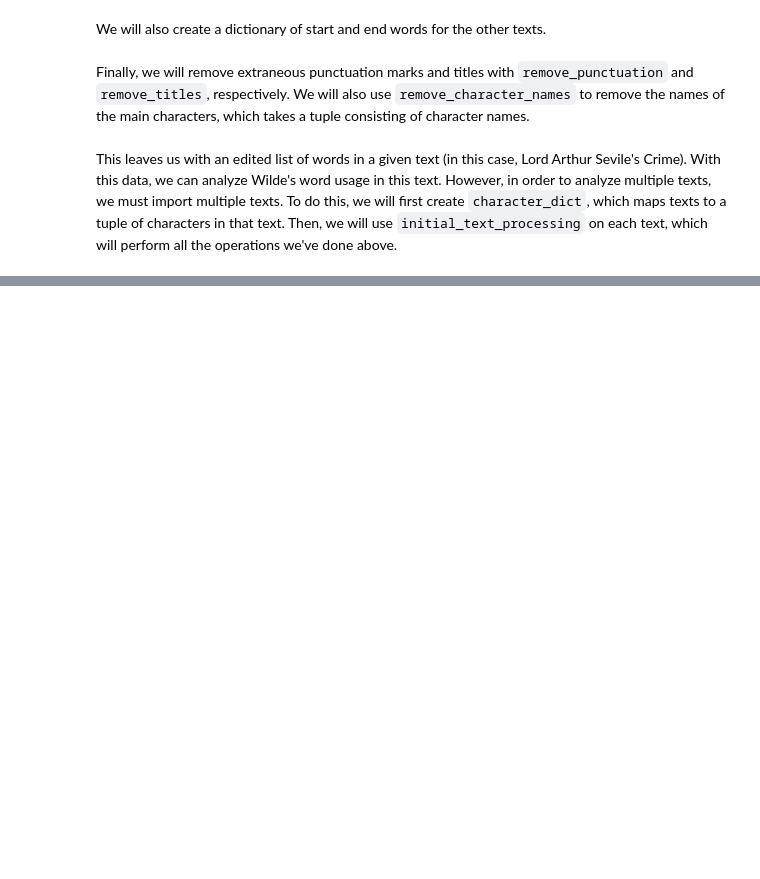
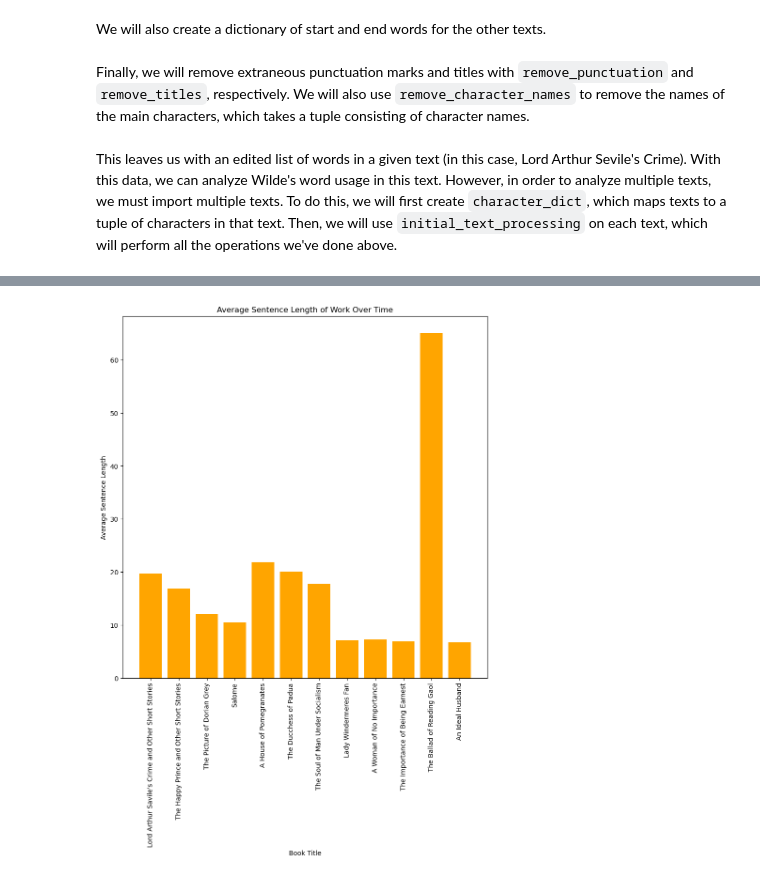
Before and after one commit to jes-bro/oscar_wilde_literary_devices, a Jupyter notebook: oscar_wilde_literary_devices.ipynb, the cells around one changed output, grey strips where cells are left out. Cells and saved outputs as stored; diff of their text form; code cells hidden in the pictures; blank space fills up the shorter version.

Commit message:
Committing changes to computational essay as well as changes to plotting, tfidf, and utils files.

```diff
--- a/oscar_wilde_literary_devices.ipynb
+++ b/oscar_wilde_literary_devices.ipynb
@@ -47,18 +35,18 @@ And the goal of this project here
 ## Intial Text Processing
 We gathered all of our data from Project Gutenberg by scraping. First, we made a list of the urls and title as strings of the Oscar Wilde works we wished to analyze (`ow_corpus_list`).
 # %%
-ow_corpus_list = ["https://www.gutenberg.org/files/773/773-0.txt", "Lord Arthur Savile's Crime And Other Short Stories",
-"https://www.gutenberg.org/cache/epub/902/pg902.txt", "The Happy Prince and Other Short Stories",
-"https://www.gutenberg.org/cache/epub/174/pg174.txt", "The Picture of Dorian Grey",
-"https://www.gutenberg.org/cache/epub/42704/pg42704.txt", "Salome",
-"https://www.gutenberg.org/files/873/873-0.txt", "A House of Pomegranates",
-"https://www.gutenberg.org/files/875/875-0.txt", "The Ducchess of Padua",
-"https://www.gutenberg.org/files/1017/1017-0.txt", "The Soul of Man Under Socialism",
-"https://www.gutenberg.org/files/790/790-0.txt", "Lady Windermeres Fan",
-"https://www.gutenberg.org/files/854/854-0.txt", "A Woman of No Importance",
-"https://www.gutenberg.org/files/844/844-0.txt", "The Importance of Being Earnest",
-"https://www.gutenberg.org/cache/epub/301/pg301.txt", "The Ballad of Reading Gaol",
-"https://www.gutenberg.org/files/885/885-0.txt", "An Ideal Husband"]
+ow_corpus_list = [("https://www.gutenberg.org/files/773/773-0.txt", "Lord Arthur Savile's Crime and Other Short Stories"),
+("https://www.gutenberg.org/cache/epub/902/pg902.txt", "The Happy Prince and Other Short Stories"),
+("https://www.gutenberg.org/cache/epub/174/pg174.txt", "The Picture of Dorian Grey"),
+("https://www.gutenberg.org/cache/epub/42704/pg42704.txt", "Salome"),
+("https://www.gutenberg.org/files/873/873-0.txt", "A House of Pomegranates"),
+("https://www.gutenberg.org/files/875/875-0.txt", "The Ducchess of Padua"),
+("https://www.gutenberg.org/files/1017/1017-0.txt", "The Soul of Man Under Socialism"),
+("https://www.gutenberg.org/files/790/790-0.txt", "Lady Windermeres Fan"),
+("https://www.gutenberg.org/files/854/854-0.txt", "A Woman of No Importance"),
+("https://www.gutenberg.org/files/844/844-0.txt", "The Importance of Being Earnest"),
+("https://www.gutenberg.org/cache/epub/301/pg301.txt", "The Ballad of Reading Gaol"),
+("https://www.gutenberg.org/files/885/885-0.txt", "An Ideal Husband")]
 # %% [markdown]
 To retrieve and process this data, we wrote functions in the file `text_processing.py`. First, we ran `get_data_from_book` for "Lord Arthur Savile's Crime". This takes a url and title and returns a list of words that appear in the text. It also creates a .txt file with the same name as the title passed through it, and writes the same text to it. However, this text also has some encoding marks, so we run `remove_encoding_marks`. This removes the first word of the text (which is Project Gutenburg's extraneous text), any "\r\n" combinations, and empty strings.
 # %%
@@ -155,0 +139,7 @@ Discuss how Wilde's writing style changed over time, as well as how he compares
+# %%
+from utils import get_avg_sentence_length
+from plotting import plot_avg_sentence_lengths_all_books
+sentence_lengths = get_avg_sentence_length(ow_corpus_list)
+plot_avg_sentence_lengths_all_books(sentence_lengths)
+# %% [output]
+[figure, added]
```
Also changed, not shown: parts of 26 cells of this notebook, 4 other files.
